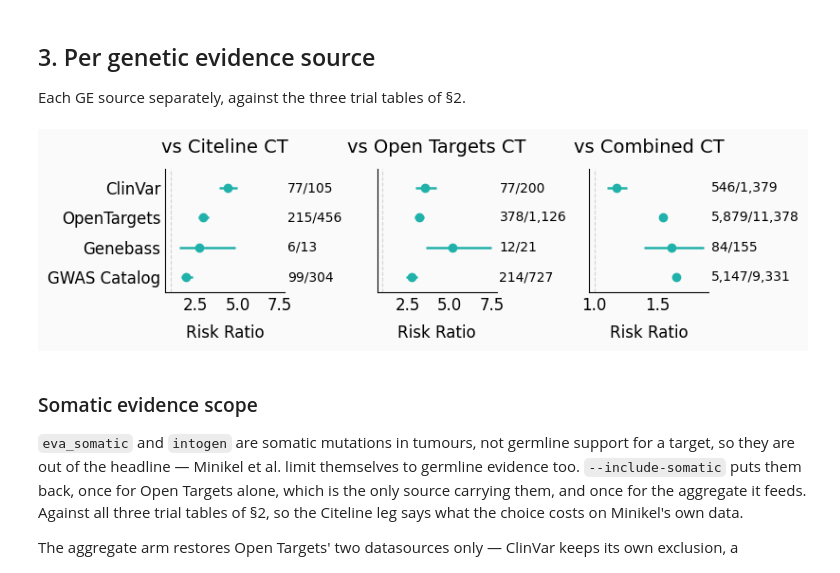
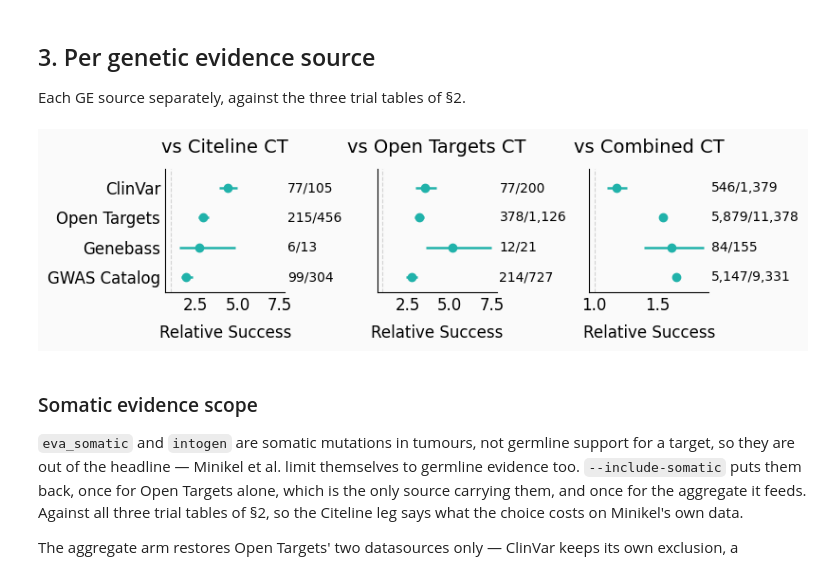
Before and after one commit to gero-science/ct-validation, a Jupyter notebook: notebooks/benchmark.ipynb, the cells around one changed output. Drawn from its saved outputs; the diff is of its cells as text; code cells hidden in the pictures.

```diff
--- a/notebooks/benchmark.ipynb
+++ b/notebooks/benchmark.ipynb
@@ -90,6 +90,10 @@ CT_DI_SOURCES = {"OpenTargets": "opentargets", "TrialPanorama": "trialpanorama"}
 # %%
 def run_multi(
-    experiments: dict[str, tuple], label_col="experiment", *, bootstrap=False, cluster_col="gene"
+    experiments: dict[str, tuple],
+    label_col="experiment",
+    *,
+    bootstrap=False,
+    cluster_col="gene",
 ):
     """Run validate() for multiple (targets, clinical_trials) pairs.
 
@@ -253,7 +257,7 @@ GE_ARMS = {
     "Open Targets GE": GE_OPENTARGETS,
 }
 CT_ARMS = {
-    "Citeline": minikel_ct,
+    "Citeline CT": minikel_ct,
     "Open Targets CT": ct_ot_only,
     "Combined CT": CLINICAL_TRIALS,
 }
@@ -272,7 +276,7 @@ minikel_published = pd.read_parquet(
     MINIKEL_DIR / "minikel_enrichment_results.parquet",
 )
 minikel_published = minikel_published[minikel_published["area"] == "all"]
-our_replication = comparison_3x3[comparison_3x3["experiment"] == "Minikel et al. GE × Citeline"]
+our_replication = comparison_3x3[comparison_3x3["experiment"] == "Minikel et al. GE × Citeline CT"]
 
 phase_map = {"I": "I→II", "II": "II→III", "III": "III→Approved", "I-Launch": "I→Approved"}
 print(f"{'Phase':<15} {'Minikel (MESH)':>15} {'Ours (EFO)':>12} {'Gap':>8}")
@@ -378,6 +382,9 @@ for ax, phase in zip(flat_ax := axes.flatten(), PHASE_ORDER):
         ax=ax,
         sort_order=list(comparison.keys())[::-1],
     )
+    # forest_plot labels the axis by estimator; across a phase transition that risk ratio is
+    # what Nelson et al. and Minikel et al. call relative success.
+    ax.set_xlabel("Relative Success")
     if ax in (flat_ax[1], flat_ax[3]):
         ax.set_yticklabels([])
     ax.tick_params(axis="y", labelsize=10)
@@ -474,23 +481,24 @@ ge_comparison.to_csv(OUTPUT / "ge_source_comparison.csv", index=False)
 # %%
 fig, axes = plt.subplots(1, 3, figsize=(8.3, 2.5), sharey=True)
 order = None
 for ax, ct_name in zip(axes, GE_VS_CT):
     forest_plot(
         ge_comparison[ge_comparison["ct"] == ct_name],
         "source",
         "I→Approved",
         title=f"vs {ct_name}",
         ax=ax,
         sort_order=order,
     )
+    ax.set_xlabel("Relative Success")
     # Row order is set by the first panel and shared by the other two.
     order = order or [t.get_text() for t in ax.get_yticklabels()]
 axes[0].sharex(axes[1])
 axes[0].set_ylim(-0.5, axes[0].get_ylim()[1] + 0.5)
 fig.tight_layout()
 savefig(fig, "1c_ge_sources")
 # %% [output]
-[figure, old version]
+[figure, new version]
 # %% [markdown]
 ### Somatic evidence scope
 
```
Also changed, not shown: parts of 22 cells of this notebook, 34 other files.
